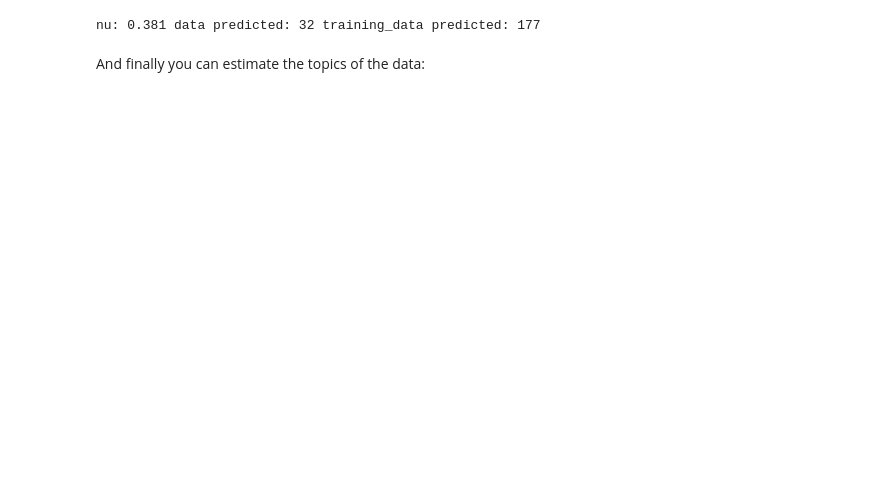
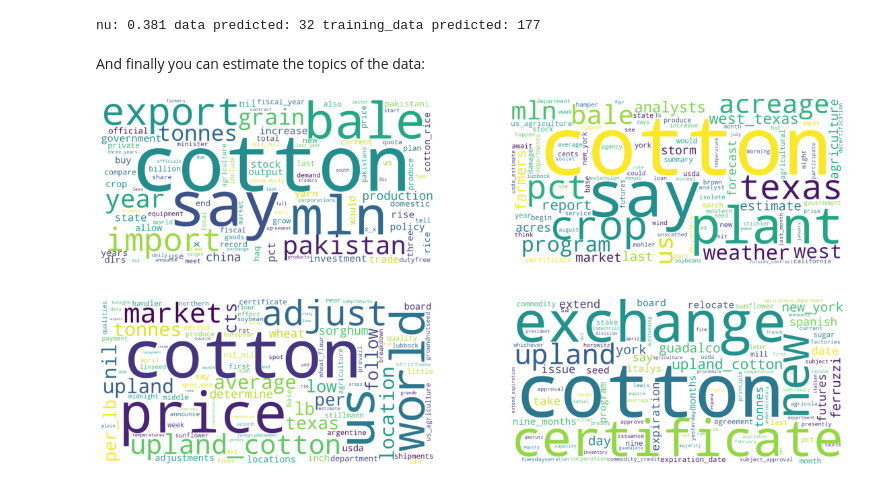
Before and after one commit to ArneTillmann/AuDoLab, a Jupyter notebook: example.ipynb, the cells around one changed output. Drawn from its saved outputs; the diff is of its cells as text; code cells hidden in the pictures; blank space fills up the shorter version.

```diff
--- a/example.ipynb
+++ b/example.ipynb
@@ -45,0 +41,2 @@ Total number of abstracts that will be scraped: 203
+# %%
+scraped_documents = audo.get_ieee(keywords=["cotton"], in_data="all_meta", pages=2)
@@ -77,6 +103,10 @@ nu: 0.381 data predicted: 32 training_data predicted: 177
 # %% [markdown]
 And finally you can estimate the topics of the data:
 # %%
-lda_target = audo.lda_modeling(data=result, num_topics=5)
+lda_model = audo.lda_modeling(data=result, num_topics=5)
 
-audo.lda_visualize_topics(type="pyldavis")
+audo.lda_visualize_topics(lda_model, type="pyldavis")
+# %%
+audo.lda_visualize_topics(lda_model, type="clouds", n_clouds=4)
+# %% [output]
+[figure, added]
```
Also changed, not shown: parts of 11 cells of this notebook.
